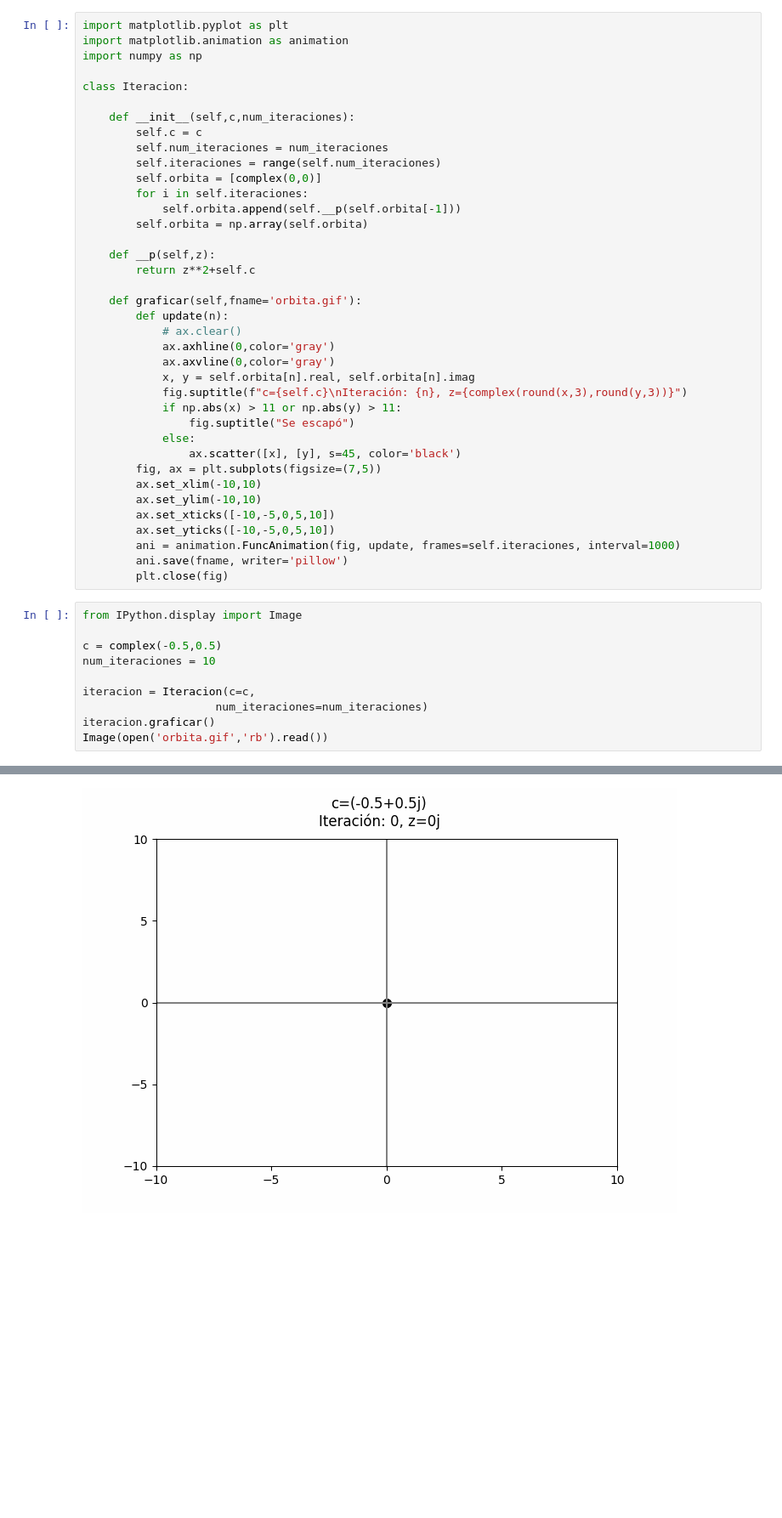
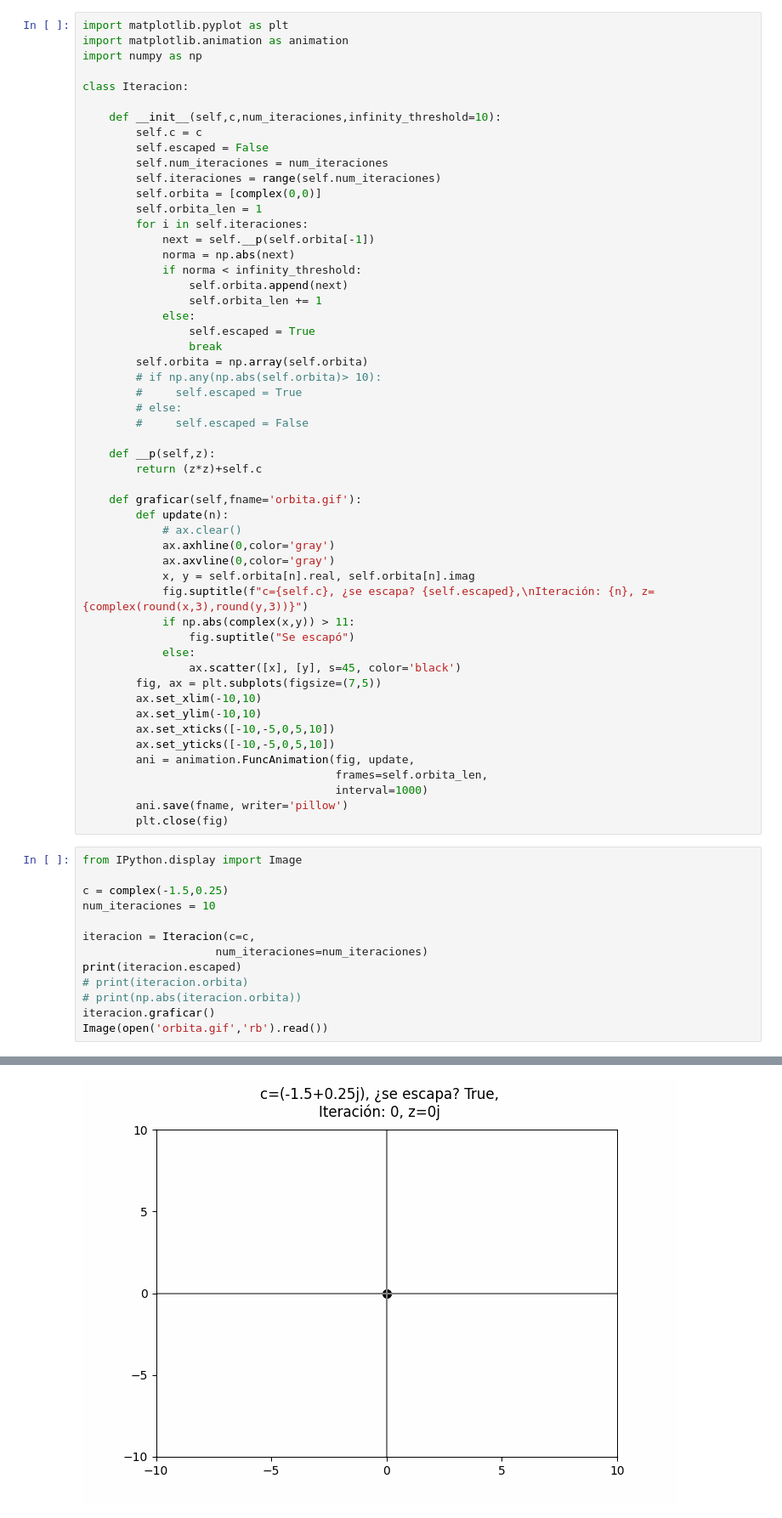
Before and after one commit to gmauricio-toledo/mandelbrot, a Jupyter notebook: Mandelbrot.ipynb, the cells around one changed output, grey strips where cells are left out. Shown: that part at 85% size. Drawn from its saved outputs; the diff is of its cells as text; blank space fills up the shorter version.

```diff
--- a/Mandelbrot.ipynb
+++ b/Mandelbrot.ipynb
@@ -7,17 +15,30 @@ import numpy as np
 
 class Iteracion:
 
-    def __init__(self,c,num_iteraciones):
+    def __init__(self,c,num_iteraciones,infinity_threshold=10):
         self.c = c
+        self.escaped = False
         self.num_iteraciones = num_iteraciones
         self.iteraciones = range(self.num_iteraciones)
         self.orbita = [complex(0,0)]
+        self.orbita_len = 1
         for i in self.iteraciones:
-            self.orbita.append(self.__p(self.orbita[-1]))
+            next = self.__p(self.orbita[-1])
+            norma = np.abs(next)
+            if norma < infinity_threshold:
+                self.orbita.append(next)
+                self.orbita_len += 1
+            else:
+                self.escaped = True
+                break
         self.orbita = np.array(self.orbita)
+        # if np.any(np.abs(self.orbita)> 10):
+        #     self.escaped = True
+        # else:
+        #     self.escaped = False
 
     def __p(self,z):
-        return z**2+self.c
+        return (z*z)+self.c
 
     def graficar(self,fname='orbita.gif'):
         def update(n):
@@ -25,8 +46,8 @@ class Iteracion:
             ax.axhline(0,color='gray')
             ax.axvline(0,color='gray')
             x, y = self.orbita[n].real, self.orbita[n].imag
-            fig.suptitle(f"c={self.c}\nIteración: {n}, z={complex(round(x,3),round(y,3))}")
-            if np.abs(x) > 11 or np.abs(y) > 11:
+            fig.suptitle(f"c={self.c}, ¿se escapa? {self.escaped},\nIteración: {n}, z={complex(round(x,3),round(y,3))}")
+            if np.abs(complex(x,y)) > 11:
                 fig.suptitle("Se escapó")
             else:
                 ax.scatter([x], [y], s=45, color='black')
@@ -35,17 +56,22 @@ class Iteracion:
         ax.set_ylim(-10,10)
         ax.set_xticks([-10,-5,0,5,10])
         ax.set_yticks([-10,-5,0,5,10])
-        ani = animation.FuncAnimation(fig, update, frames=self.iteraciones, interval=1000)
+        ani = animation.FuncAnimation(fig, update,
+                                      frames=self.orbita_len,
+                                      interval=1000)
         ani.save(fname, writer='pillow')
         plt.close(fig)
 # %%
 from IPython.display import Image
 
-c = complex(-0.5,0.5)
+c = complex(-1.5,0.25)
 num_iteraciones = 10
 
 iteracion = Iteracion(c=c,
                     num_iteraciones=num_iteraciones)
+print(iteracion.escaped)
+# print(iteracion.orbita)
+# print(np.abs(iteracion.orbita))
 iteracion.graficar()
 Image(open('orbita.gif','rb').read())
 # %% [output]
@@ -52 +79 @@ Image(open('orbita.gif','rb').read())
-[figure, old version]
+[figure, new version]
```
Also changed, not shown: parts of 7 cells of this notebook.
